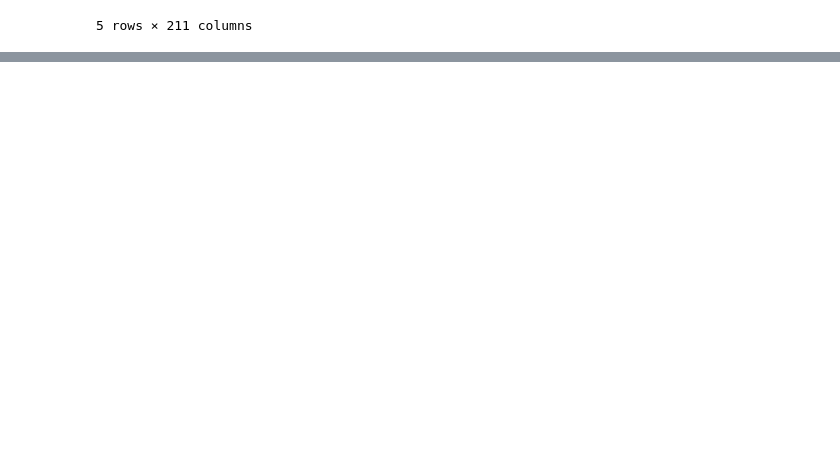
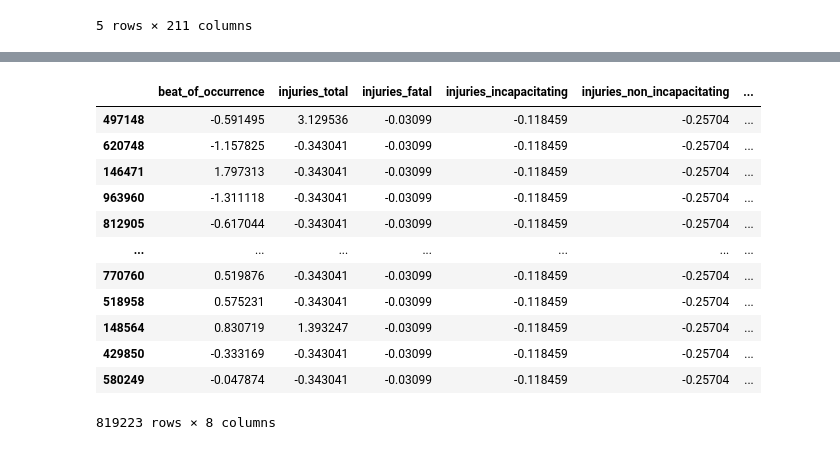
Before and after one commit to hellenmureithi/Phase_4_project, a Jupyter notebook: Notebooks/Hellen.ipynb, the cells around one changed output, grey strips where cells are left out. Drawn from its saved outputs; the diff is of its cells as text; code cells hidden in the pictures; blank space fills up the shorter version.

```diff
--- a/Notebooks/Hellen.ipynb
+++ b/Notebooks/Hellen.ipynb
@@ -449,0 +487,7 @@ X_train_encoded.head()
+# %%
+from sklearn.preprocessing import StandardScaler
+
+
+scaler = StandardScaler()
+X_train_scaled = scaler.fit_transform(X_train_num)
+X_train_scaled
@@ -449,0 +508,21 @@ X_train_encoded.head()
+# %%
+X_train_scaled = pd.DataFrame(
+    X_train_scaled,
+    columns= X_train_num.columns,
+    index=X_train.index
+)
+X_train_scaled
+# %% [output]
+|  | beat_of_occurrence | injuries_total | injuries_fatal | injuries_incapacitating | injuries_non_incapacitating | ... |
+| 497148 | -0.591495 | 3.129536 | -0.03099 | -0.118459 | -0.25704 | ... |
+| 620748 | -1.157825 | -0.343041 | -0.03099 | -0.118459 | -0.25704 | ... |
+| 146471 | 1.797313 | -0.343041 | -0.03099 | -0.118459 | -0.25704 | ... |
+| 963960 | -1.311118 | -0.343041 | -0.03099 | -0.118459 | -0.25704 | ... |
+| 812905 | -0.617044 | -0.343041 | -0.03099 | -0.118459 | -0.25704 | ... |
+| ... | ... | ... | ... | ... | ... | ... |
+| 770760 | 0.519876 | -0.343041 | -0.03099 | -0.118459 | -0.25704 | ... |
+| 518958 | 0.575231 | -0.343041 | -0.03099 | -0.118459 | -0.25704 | ... |
+| 148564 | 0.830719 | 1.393247 | -0.03099 | -0.118459 | -0.25704 | ... |
+| 429850 | -0.333169 | -0.343041 | -0.03099 | -0.118459 | -0.25704 | ... |
+| 580249 | -0.047874 | -0.343041 | -0.03099 | -0.118459 | -0.25704 | ... |
+819223 rows × 8 columns
```
Also changed, not shown: parts of 28 cells of this notebook.
